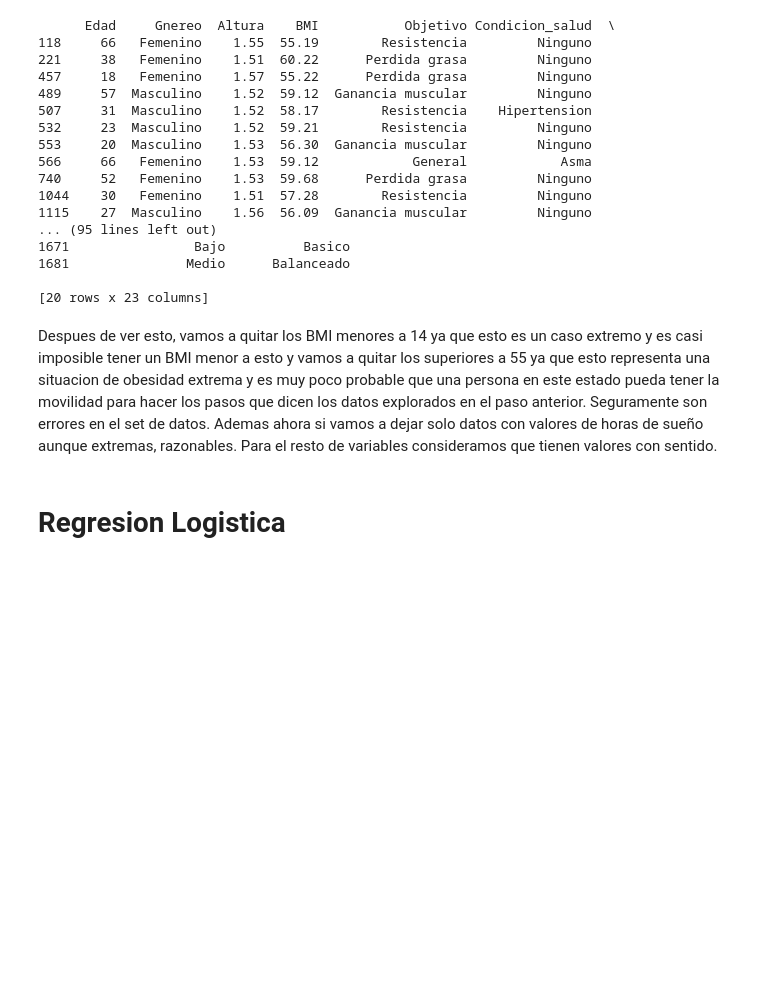
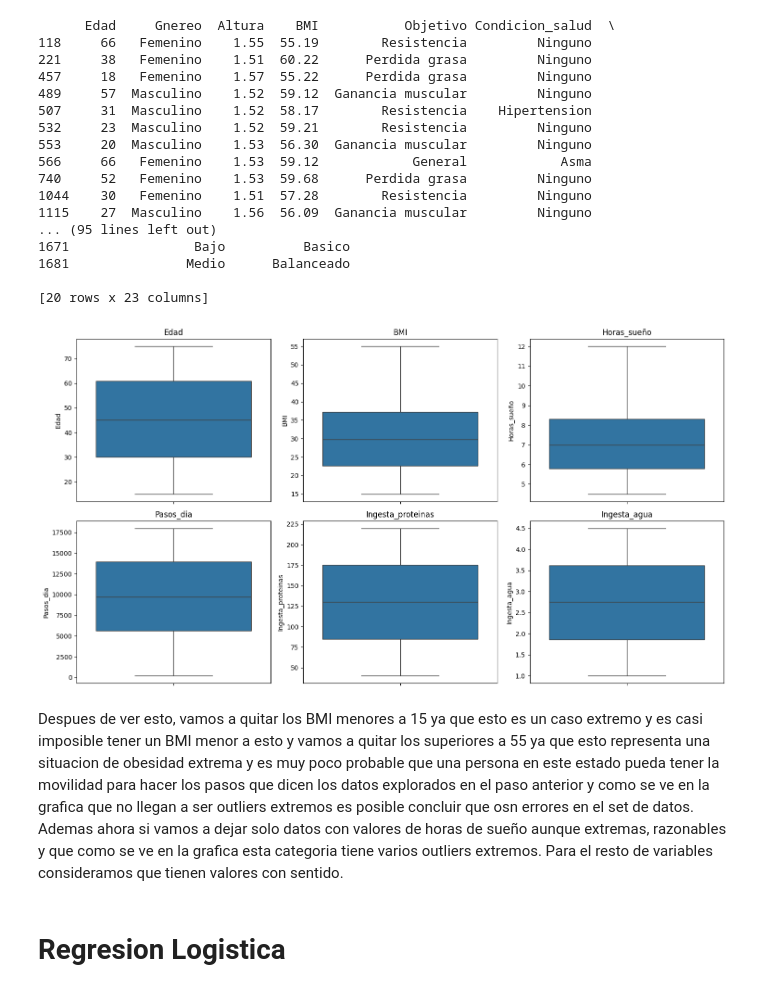
Before and after one commit to Lucasgali03/lab3ml, a Jupyter notebook: main.ipynb, the cells around one changed output. Saved outputs shown, nothing was run; the diff lists cells and outputs as text; code cells hidden in the pictures; blank space fills up the shorter version.

```diff
--- a/main.ipynb
+++ b/main.ipynb
@@ -101,4 +117,6 @@ Con lo visto anteriormente es posible ver que hay correlacion entre Fumador y Ci
 # %%
+datos['Objetivo'] = datos['Objetivo'].replace('grasa', 'Perdida grasa')
+datos['Dieta_preferida'] = datos['Dieta_preferida'].replace('Animal', 'No-Vegetariano')
 datos = datos.drop(columns=['Peso', 'Alcohol', 'Fumador'])
 print(datos[(datos['BMI'] > 55)].head(20))
 # %% [output]
@@ -119,7 +137,17 @@ print(datos[(datos['BMI'] > 55)].head(20))
 1681               Medio      Balanceado
 
 [20 rows x 23 columns]
+# %%
+fig, axes = plt.subplots(2, 3, figsize=(15, 8))
+num_cols = ['Edad', 'BMI', 'Horas_sueño', 'Pasos_dia', 'Ingesta_proteinas', 'Ingesta_agua']
+for ax, col in zip(axes.flatten(), num_cols):
+    sns.boxplot(y=datos[col], ax=ax)
+    ax.set_title(col)
+plt.tight_layout()
+plt.show()
+# %% [output]
+[figure, added]
 # %% [markdown]
-Despues de ver esto, vamos a quitar los BMI menores a 14 ya que esto es un caso extremo y es casi imposible tener un BMI menor a esto y vamos a quitar los superiores a 55 ya que esto representa una situacion de obesidad extrema y es muy poco probable que una persona en este estado pueda tener la movilidad para hacer los pasos que dicen los datos explorados en el paso anterior. Seguramente son errores en el set de datos. Ademas ahora si vamos a dejar solo datos con valores de horas de sueño aunque extremas, razonables. Para el resto de variables consideramos que tienen valores con sentido.
+Despues de ver esto, vamos a quitar los BMI menores a 15 ya que esto es un caso extremo y es casi imposible tener un BMI menor a esto y vamos a quitar los superiores a 55 ya que esto representa una situacion de obesidad extrema y es muy poco probable que una persona en este estado pueda tener la movilidad para hacer los pasos que dicen los datos explorados en el paso anterior y como se ve en la grafica que no llegan a ser outliers extremos es posible concluir que osn errores en el set de datos. Ademas ahora si vamos a dejar solo datos con valores de horas de sueño aunque extremas, razonables y que como se ve en la grafica esta categoria tiene varios outliers extremos. Para el resto de variables consideramos que tienen valores con sentido.
 # %%
 datos = datos[(datos['BMI'] >= 15) & (datos['BMI'] <= 55)]
```
Also changed, not shown: parts of 15 cells of this notebook.
